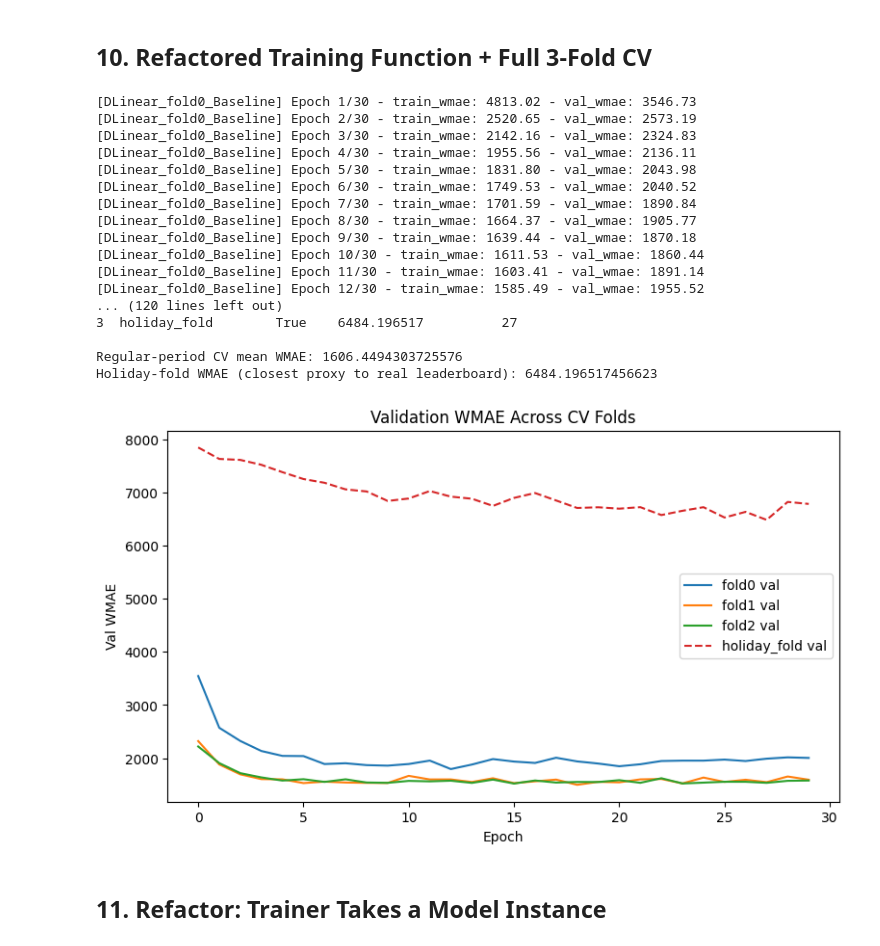
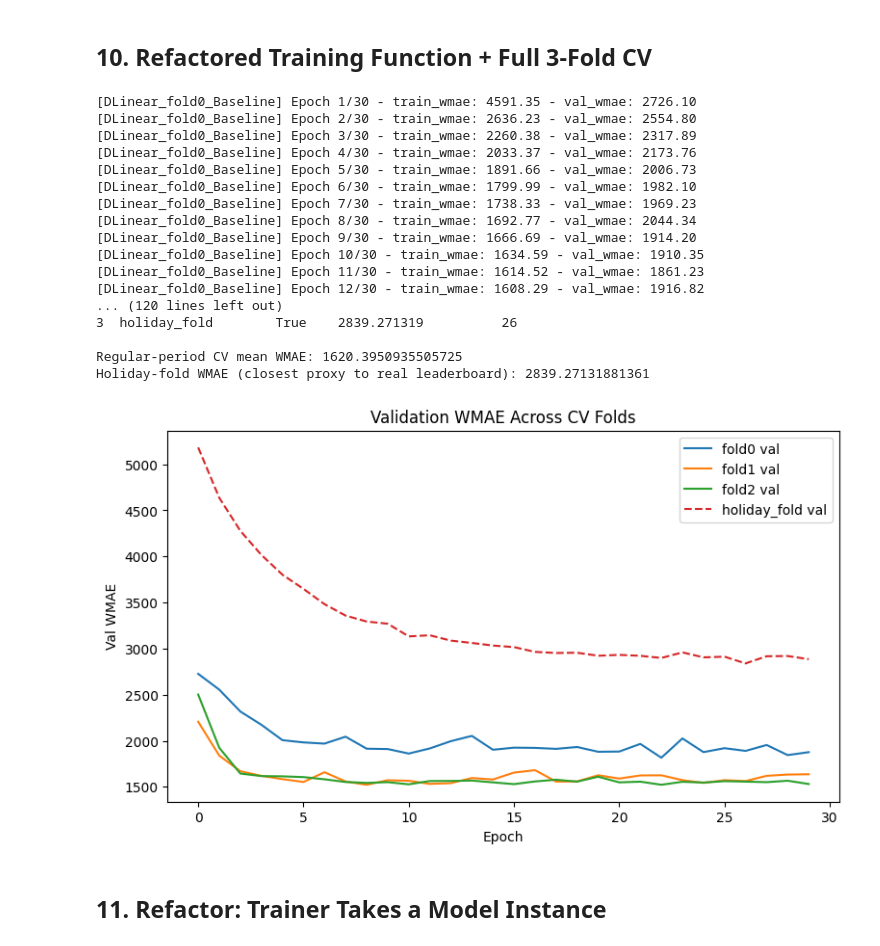
Before and after one commit to EleneJobava/walmart-sales-forecasting, a Jupyter notebook: model_experiment_DLinear.ipynb, the cells around one changed output. Cells and saved outputs as stored; diff of their text form; code cells hidden in the pictures.

Commit message:
Kaggle Notebook | model_experiment_DLinear.ipynb | Version 6

```diff
--- a/model_experiment_DLinear.ipynb
+++ b/model_experiment_DLinear.ipynb
@@ -439,8 +555,19 @@ class DLinear(nn.Module):
         self.linear_trend = nn.Linear(lookback, horizon)
         self.covariate_proj = nn.Linear(n_covariates, 1) if n_covariates > 0 else None
 
-    def forward(self, past_target, future_cov=None):
-        x = past_target.unsqueeze(-1)
+    def forward(self, past_target, future_cov=None, past_mask=None):
+        x = past_target
+        if past_mask is not None:
+            # Zero-padded / inactive history weeks are not real sales — replace them
+            # with the series' own valid-history mean instead of leaving literal 0s,
+            # so the moving-average trend doesn't read short-history series as a
+            # sudden drop to zero. Falls back to the raw (zero) value only if a
+            # window has no valid history at all (fully cold window).
+            valid_count = past_mask.sum(dim=1, keepdim=True).clamp(min=1)
+            valid_mean = (x * past_mask).sum(dim=1, keepdim=True) / valid_count
+            x = torch.where(past_mask.bool(), x, valid_mean.expand_as(x))
+
+        x = x.unsqueeze(-1)
         seasonal, trend = self.decomp(x)
         seasonal = seasonal.squeeze(-1)
         trend = trend.squeeze(-1)
@@ -463,7 +590,7 @@ print("Total trainable parameters:", n_params)
 
 sample_batch = {k: v.unsqueeze(0).to(device) for k, v in sample.items()}
 with torch.no_grad():
-    out = model(sample_batch['past_target'], sample_batch['future_cov'])
+    out = model(sample_batch['past_target'], sample_batch['future_cov'], sample_batch['past_mask'])
 print("Output shape:", out.shape)
 # %% [output]
 DLinear(
@@ -567,7 +694,7 @@ def run_epoch(model, loader, optimizer=None):
     with torch.set_grad_enabled(is_train):
         for batch in loader:
             batch = {k: v.to(device) for k, v in batch.items()}
-            pred = model(batch['past_target'], batch['future_cov'])
+            pred = model(batch['past_target'], batch['future_cov'], batch.get('past_mask'))
             loss = wmae_loss(pred, batch['future_target'], batch['future_mask'], batch['future_weight'])
 
             if is_train:
@@ -655,7 +782,7 @@ with mlflow.start_run(run_name="DLinear_Fold0_Baseline"):
         model,
         name="model",
         serialization_format="pickle",
-        input_example=(example_past_target, example_future_cov)
+        input_example=(example_past_target, example_future_cov),
     )
 
 plt.show()
@@ -755,8 +882,9 @@ def train_dlinear(train_ds, val_ds, lookback, horizon, n_covariates,
             plt.close(fig)
 
             mlflow.pytorch.log_model(
-                model, name="model", serialization_format="pickle",
-                input_example=(example_past_target, example_future_cov)
+                model, name="model",
+                input_example=(example_past_target, example_future_cov),
+                serialization_format="pickle",
             )
     finally:
         if run_ctx:
@@ -789,49 +917,49 @@ for f in fold_cutoffs:
               "is_holiday": str(f["is_holiday"])},
     )
     result["fold"] = f["name"]
     result["is_holiday"] = f["is_holiday"]
     fold_results.append(result)
 
 cv_summary = pd.DataFrame([
     {"fold": r["fold"], "is_holiday": r["is_holiday"],
      "best_val_wmae": r["best_val_wmae"], "best_epoch": r["best_val_epoch"]}
     for r in fold_results
 ])
 print(cv_summary)
 
 regular_folds = cv_summary[~cv_summary["is_holiday"]]
 holiday_folds = cv_summary[cv_summary["is_holiday"]]
 print("\nRegular-period CV mean WMAE:", regular_folds["best_val_wmae"].mean())
 print("Holiday-fold WMAE (closest proxy to real leaderboard):", holiday_folds["best_val_wmae"].mean())
 
 fig, ax = plt.subplots(figsize=(9, 5))
 for r in fold_results:
     style = '--' if r["is_holiday"] else '-'
     ax.plot(r["val_losses"], style, label=f"{r['fold']} val")
 ax.set_xlabel("Epoch")
 ax.set_ylabel("Val WMAE")
 ax.set_title("Validation WMAE Across CV Folds")
 ax.legend()
 plt.show()
 # %% [output]
-[DLinear_fold0_Baseline] Epoch 1/30 - train_wmae: 4813.02 - val_wmae: 3546.73
-[DLinear_fold0_Baseline] Epoch 2/30 - train_wmae: 2520.65 - val_wmae: 2573.19
-[DLinear_fold0_Baseline] Epoch 3/30 - train_wmae: 2142.16 - val_wmae: 2324.83
-[DLinear_fold0_Baseline] Epoch 4/30 - train_wmae: 1955.56 - val_wmae: 2136.11
-[DLinear_fold0_Baseline] Epoch 5/30 - train_wmae: 1831.80 - val_wmae: 2043.98
-[DLinear_fold0_Baseline] Epoch 6/30 - train_wmae: 1749.53 - val_wmae: 2040.52
-[DLinear_fold0_Baseline] Epoch 7/30 - train_wmae: 1701.59 - val_wmae: 1890.84
-[DLinear_fold0_Baseline] Epoch 8/30 - train_wmae: 1664.37 - val_wmae: 1905.77
-[DLinear_fold0_Baseline] Epoch 9/30 - train_wmae: 1639.44 - val_wmae: 1870.18
-[DLinear_fold0_Baseline] Epoch 10/30 - train_wmae: 1611.53 - val_wmae: 1860.44
-[DLinear_fold0_Baseline] Epoch 11/30 - train_wmae: 1603.41 - val_wmae: 1891.14
-[DLinear_fold0_Baseline] Epoch 12/30 - train_wmae: 1585.49 - val_wmae: 1955.52
+[DLinear_fold0_Baseline] Epoch 1/30 - train_wmae: 4591.35 - val_wmae: 2726.10
+[DLinear_fold0_Baseline] Epoch 2/30 - train_wmae: 2636.23 - val_wmae: 2554.80
+[DLinear_fold0_Baseline] Epoch 3/30 - train_wmae: 2260.38 - val_wmae: 2317.89
+[DLinear_fold0_Baseline] Epoch 4/30 - train_wmae: 2033.37 - val_wmae: 2173.76
+[DLinear_fold0_Baseline] Epoch 5/30 - train_wmae: 1891.66 - val_wmae: 2006.73
+[DLinear_fold0_Baseline] Epoch 6/30 - train_wmae: 1799.99 - val_wmae: 1982.10
+[DLinear_fold0_Baseline] Epoch 7/30 - train_wmae: 1738.33 - val_wmae: 1969.23
+[DLinear_fold0_Baseline] Epoch 8/30 - train_wmae: 1692.77 - val_wmae: 2044.34
+[DLinear_fold0_Baseline] Epoch 9/30 - train_wmae: 1666.69 - val_wmae: 1914.20
+[DLinear_fold0_Baseline] Epoch 10/30 - train_wmae: 1634.59 - val_wmae: 1910.35
+[DLinear_fold0_Baseline] Epoch 11/30 - train_wmae: 1614.52 - val_wmae: 1861.23
+[DLinear_fold0_Baseline] Epoch 12/30 - train_wmae: 1608.29 - val_wmae: 1916.82
 ... (120 lines left out)
-3  holiday_fold        True    6484.196517          27
+3  holiday_fold        True    2839.271319          26
 
-Regular-period CV mean WMAE: 1606.4494303725576
-Holiday-fold WMAE (closest proxy to real leaderboard): 6484.196517456623
+Regular-period CV mean WMAE: 1620.3950935505725
+Holiday-fold WMAE (closest proxy to real leaderboard): 2839.27131881361
-[figure, old version]
+[figure, new version]
 # %% [markdown]
 ## 11. Refactor: Trainer Takes a Model Instance
 # %%
```
Also changed, not shown: parts of 20 cells of this notebook.
